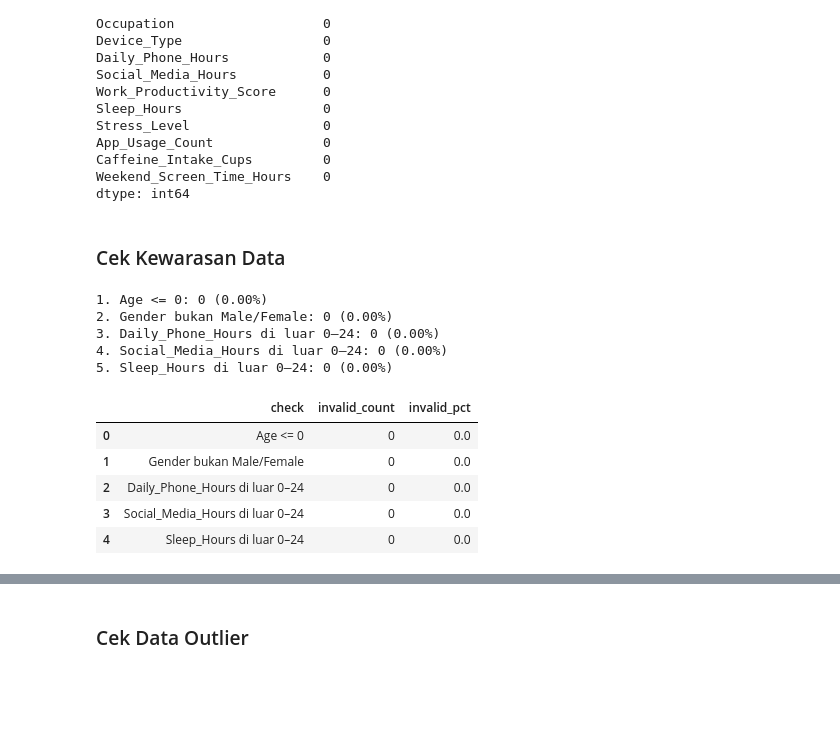
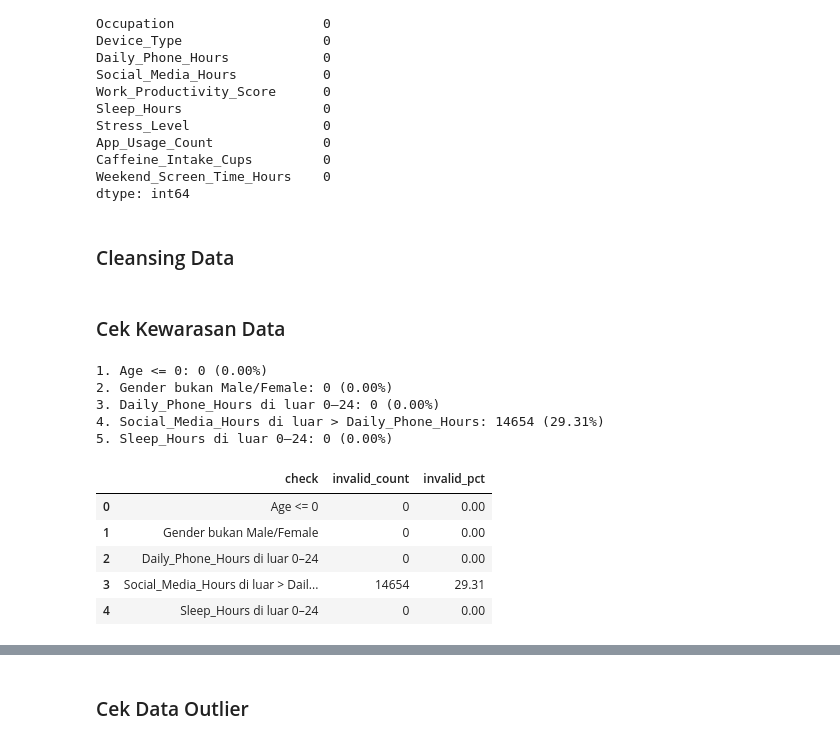
Before and after one commit to ArkaanHilmiS/ScrenTimeStressAnalysis, a Jupyter notebook: stress.ipynb, the cells around one changed output, grey strips where cells are left out. Saved outputs shown, nothing was run; the diff lists cells and outputs as text; code cells hidden in the pictures; blank space fills up the shorter version.

```diff
--- a/stress.ipynb
+++ b/stress.ipynb
@@ -48,43 +56,47 @@ App_Usage_Count              0
 Caffeine_Intake_Cups         0
 Weekend_Screen_Time_Hours    0
 dtype: int64
+# %% [markdown]
+### Cleansing Data
+# %%
+df = df.drop(columns=["User_ID"]) # hapus kolom user_id karena tidak relevan untuk prediksi
 # %% [markdown]
 ### Cek Kewarasan Data
 # %%
 import pandas as pd
 from IPython.display import display
 
 def sanity_check(df: pd.DataFrame):
     rules = [
         ("Age <= 0", df["Age"] <= 0),
         ("Gender bukan Male/Female", ~df["Gender"].isin(["Male", "Female", "Other"])),
         ("Daily_Phone_Hours di luar 0–24", ~df["Daily_Phone_Hours"].between(0, 24)),
-        ("Social_Media_Hours di luar 0–24", ~df["Social_Media_Hours"].between(0, 24)),
+        ("Social_Media_Hours di luar > Daily_Phone_Hours", df["Social_Media_Hours"] > df["Daily_Phone_Hours"]),
         ("Sleep_Hours di luar 0–24", ~df["Sleep_Hours"].between(0, 24)),
     ]
 
     summary = []
     n = len(df)
 
     for i, (name, mask) in enumerate(rules, start=1):
         count = int(mask.sum())
         pct = (count / n * 100) if n else 0
         print(f"{i}. {name}: {count} ({pct:.2f}%)")
         summary.append({"check": name, "invalid_count": count, "invalid_pct": round(pct, 2)})
 
     return pd.DataFrame(summary)
 
 summary_df = sanity_check(df)
 display(summary_df)
 # %% [output]
 1. Age <= 0: 0 (0.00%)
 2. Gender bukan Male/Female: 0 (0.00%)
 3. Daily_Phone_Hours di luar 0–24: 0 (0.00%)
-4. Social_Media_Hours di luar 0–24: 0 (0.00%)
+4. Social_Media_Hours di luar > Daily_Phone_Hours: 14654 (29.31%)
 5. Sleep_Hours di luar 0–24: 0 (0.00%)
 |  | check | invalid_count | invalid_pct |
-| 0 | Age <= 0 | 0 | 0.0 |
-| 1 | Gender bukan Male/Female | 0 | 0.0 |
-| 2 | Daily_Phone_Hours di luar 0–24 | 0 | 0.0 |
-| 3 | Social_Media_Hours di luar 0–24 | 0 | 0.0 |
-| 4 | Sleep_Hours di luar 0–24 | 0 | 0.0 |
+| 0 | Age <= 0 | 0 | 0.00 |
+| 1 | Gender bukan Male/Female | 0 | 0.00 |
+| 2 | Daily_Phone_Hours di luar 0–24 | 0 | 0.00 |
+| 3 | Social_Media_Hours di luar > Dail... | 14654 | 29.31 |
+| 4 | Sleep_Hours di luar 0–24 | 0 | 0.00 |
```
Also changed, not shown: parts of 8 cells of this notebook.
